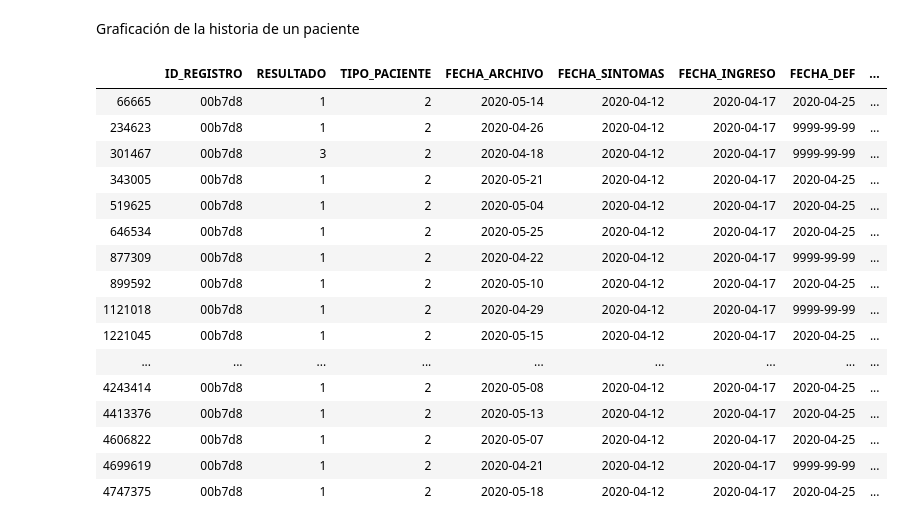
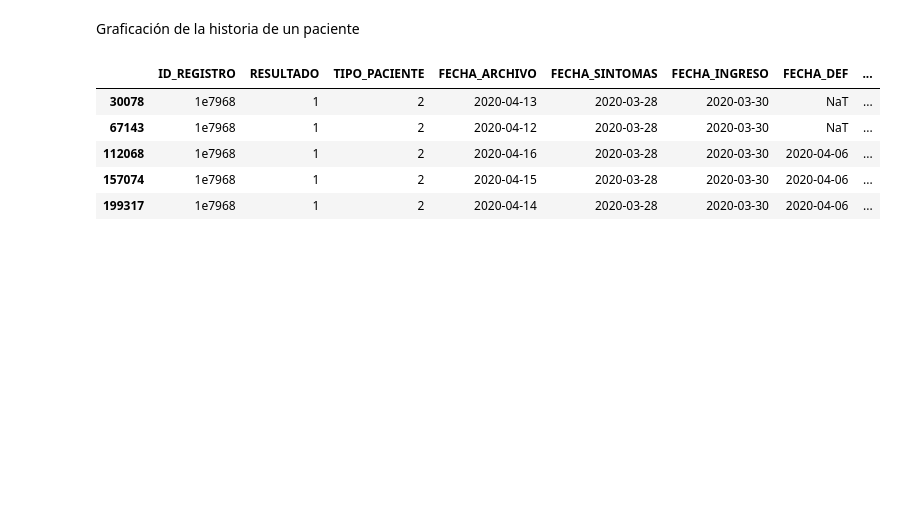
Before and after one commit to chekos/covid_plots, a Jupyter notebook: notebooks/historias.ipynb, the cells around one changed output. Saved outputs shown, nothing was run; the diff lists cells and outputs as text; code cells hidden in the pictures; blank space fills up the shorter version.

```diff
--- a/notebooks/historias.ipynb
+++ b/notebooks/historias.ipynb
@@ -72,12 +73,6 @@ all_data[variables_fechas]
 # %%
 for variable in variables_fechas:
     all_data[variable] = pd.to_datetime(all_data[variable], format = "%Y-%m-%d", errors='coerce')
-# %%
-all_data["FECHA_ARCHIVO"] = pd.to_datetime(all_data["FECHA_ARCHIVO"],format="%Y-%m-%d")
-all_data["FECHA_ACTUALIZACION"] = pd.to_datetime(all_data["FECHA_ACTUALIZACION"],format="%Y-%m-%d")
-all_data["FECHA_INGRESO"] = pd.to_datetime(all_data["FECHA_INGRESO"],format="%Y-%m-%d")
-all_data["FECHA_DEF"] = pd.to_datetime(all_data["FECHA_DEF"].replace({"9999-99-99":None}),format="%Y-%m-%d")
-all_data["FECHA_SINTOMAS"] = pd.to_datetime(all_data["FECHA_SINTOMAS"],format="%Y-%m-%d")
 # %%
 all_data.columns
 # %% [output]
@@ -177,26 +118,15 @@ pacientes[(pacientes[columna].notna())&(pacientes["FECHA_INGRESO"]!=pacientes[co
 # %% [markdown]
 Graficación de la historia de un paciente
 # %%
-caso_tmp = all_data[all_data["ID_REGISTRO"]=="00b7d8"][["ID_REGISTRO","RESULTADO","TIPO_PACIENTE","FECHA_ARCHIVO","FECHA_SINTOMAS","FECHA_INGRESO","FECHA_DEF","INTUBADO","NEUMONIA","UCI"]]
+caso_tmp = all_data[all_data["ID_REGISTRO"]=="1e7968"][["ID_REGISTRO","RESULTADO","TIPO_PACIENTE","FECHA_ARCHIVO","FECHA_SINTOMAS","FECHA_INGRESO","FECHA_DEF","INTUBADO","NEUMONIA","UCI"]]
 caso_tmp
 # %% [output]
 |  | ID_REGISTRO | RESULTADO | TIPO_PACIENTE | FECHA_ARCHIVO | FECHA_SINTOMAS | FECHA_INGRESO | FECHA_DEF | ... |
-| 66665 | 00b7d8 | 1 | 2 | 2020-05-14 | 2020-04-12 | 2020-04-17 | 2020-04-25 | ... |
-| 234623 | 00b7d8 | 1 | 2 | 2020-04-26 | 2020-04-12 | 2020-04-17 | 9999-99-99 | ... |
-| 301467 | 00b7d8 | 3 | 2 | 2020-04-18 | 2020-04-12 | 2020-04-17 | 9999-99-99 | ... |
-| 343005 | 00b7d8 | 1 | 2 | 2020-05-21 | 2020-04-12 | 2020-04-17 | 2020-04-25 | ... |
-| 519625 | 00b7d8 | 1 | 2 | 2020-05-04 | 2020-04-12 | 2020-04-17 | 2020-04-25 | ... |
-| 646534 | 00b7d8 | 1 | 2 | 2020-05-25 | 2020-04-12 | 2020-04-17 | 2020-04-25 | ... |
-| 877309 | 00b7d8 | 1 | 2 | 2020-04-22 | 2020-04-12 | 2020-04-17 | 9999-99-99 | ... |
-| 899592 | 00b7d8 | 1 | 2 | 2020-05-10 | 2020-04-12 | 2020-04-17 | 2020-04-25 | ... |
-| 1121018 | 00b7d8 | 1 | 2 | 2020-04-29 | 2020-04-12 | 2020-04-17 | 9999-99-99 | ... |
-| 1221045 | 00b7d8 | 1 | 2 | 2020-05-15 | 2020-04-12 | 2020-04-17 | 2020-04-25 | ... |
-| ... | ... | ... | ... | ... | ... | ... | ... | ... |
-| 4243414 | 00b7d8 | 1 | 2 | 2020-05-08 | 2020-04-12 | 2020-04-17 | 2020-04-25 | ... |
-| 4413376 | 00b7d8 | 1 | 2 | 2020-05-13 | 2020-04-12 | 2020-04-17 | 2020-04-25 | ... |
-| 4606822 | 00b7d8 | 1 | 2 | 2020-05-07 | 2020-04-12 | 2020-04-17 | 2020-04-25 | ... |
-| 4699619 | 00b7d8 | 1 | 2 | 2020-04-21 | 2020-04-12 | 2020-04-17 | 9999-99-99 | ... |
-| 4747375 | 00b7d8 | 1 | 2 | 2020-05-18 | 2020-04-12 | 2020-04-17 | 2020-04-25 | ... |
+| 30078 | 1e7968 | 1 | 2 | 2020-04-13 | 2020-03-28 | 2020-03-30 | NaT | ... |
+| 67143 | 1e7968 | 1 | 2 | 2020-04-12 | 2020-03-28 | 2020-03-30 | NaT | ... |
+| 112068 | 1e7968 | 1 | 2 | 2020-04-16 | 2020-03-28 | 2020-03-30 | 2020-04-06 | ... |
+| 157074 | 1e7968 | 1 | 2 | 2020-04-15 | 2020-03-28 | 2020-03-30 | 2020-04-06 | ... |
+| 199317 | 1e7968 | 1 | 2 | 2020-04-14 | 2020-03-28 | 2020-03-30 | 2020-04-06 | ... |
 # %%
 no_positivo, positivo, pendiente = "#00BFA5","#DD5246","#F8C600"
 ambulatorio, hospitalizado, no_esp = "#FF9633", "#E10C0D", "#D8DBDD"
```
Also changed, not shown: parts of 28 cells of this notebook, 5 other files.
